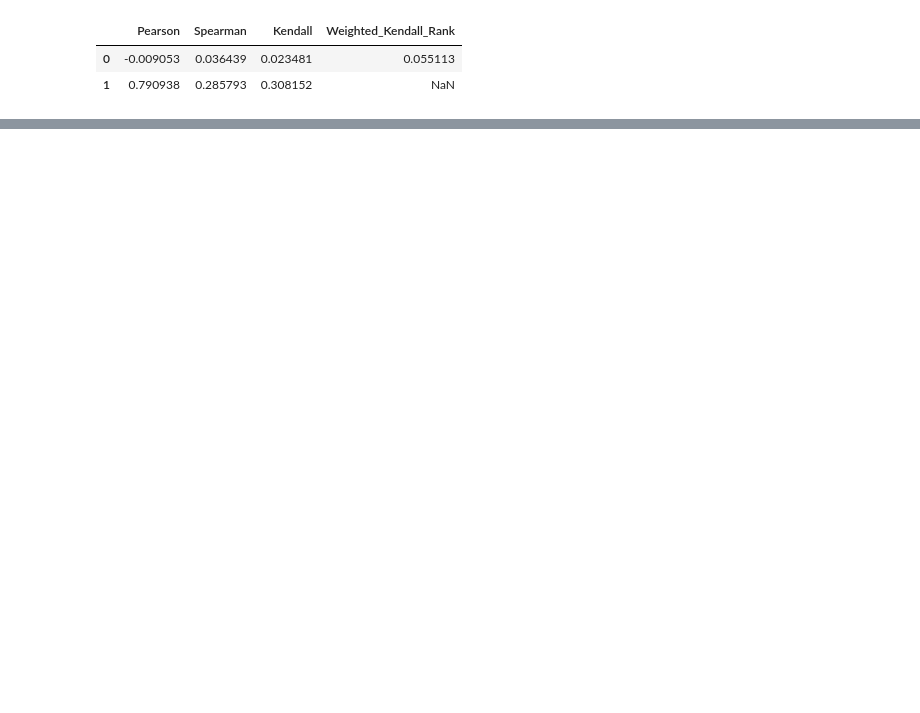
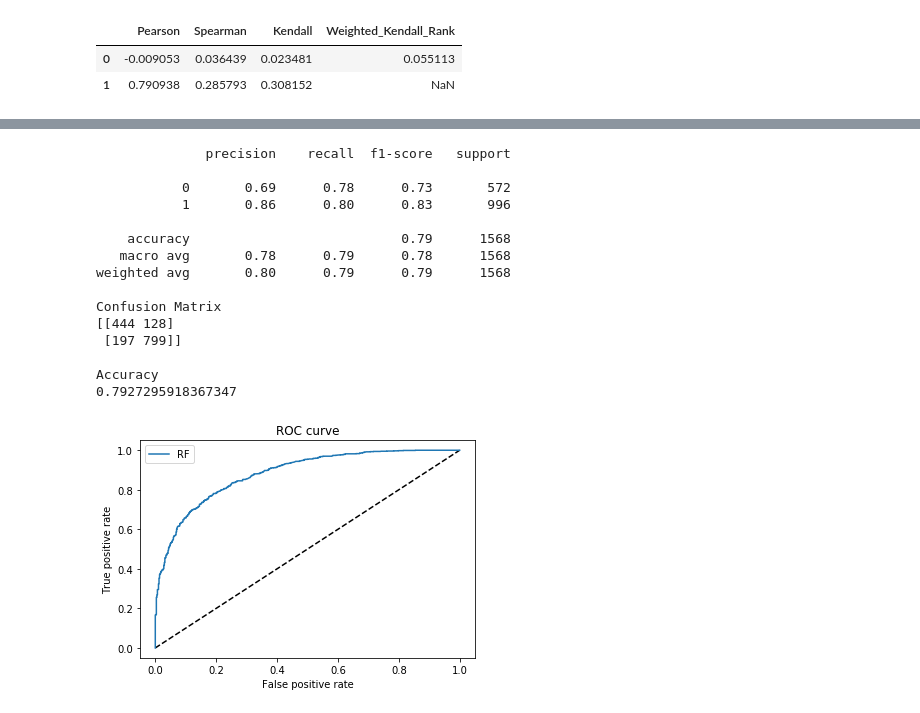
Before and after one commit to Channaholic/adv_in_financial_ml, a Jupyter notebook: Version 1 Research Lab (latest).ipynb, the cells around one changed output, grey strips where cells are left out. Drawn from its saved outputs; the diff is of its cells as text; code cells hidden in the pictures; blank space fills up the shorter version.

Commit message:
added perfomance metrics

```diff
--- a/Version 1 Research Lab (latest).ipynb
+++ b/Version 1 Research Lab (latest).ipynb
@@ -571,0 +571,4 @@ pd.DataFrame(correlation_dict_sfi)
+# %%
+clf = top_model
+# %%
+clf.fit(X_train, y_train)
@@ -571,0 +583,39 @@ pd.DataFrame(correlation_dict_sfi)
+# %%
+# Performance Metrics
+y_pred_rf = clf.predict_proba(X_train)[:, 1]
+y_pred = clf.predict(X_train)
+fpr_rf, tpr_rf, _ = roc_curve(y_train, y_pred_rf)
+print(classification_report(y_train, y_pred))
+
+print("Confusion Matrix")
+print(confusion_matrix(y_train, y_pred))
+
+print('')
+print("Accuracy")
+print(accuracy_score(y_train, y_pred))
+
+plt.figure(1)
+plt.plot([0, 1], [0, 1], 'k--')
+plt.plot(fpr_rf, tpr_rf, label='RF')
+plt.xlabel('False positive rate')
+plt.ylabel('True positive rate')
+plt.title('ROC curve')
+plt.legend(loc='best')
+plt.show()
+# %% [output]
+              precision    recall  f1-score   support
+
+           0       0.69      0.78      0.73       572
+           1       0.86      0.80      0.83       996
+
+    accuracy                           0.79      1568
+   macro avg       0.78      0.79      0.78      1568
+weighted avg       0.80      0.79      0.79      1568
+
+Confusion Matrix
+[[444 128]
+ [197 799]]
+
+Accuracy
+0.7927295918367347
+[figure, added]
```
Also changed, not shown: parts of 12 cells of this notebook.
